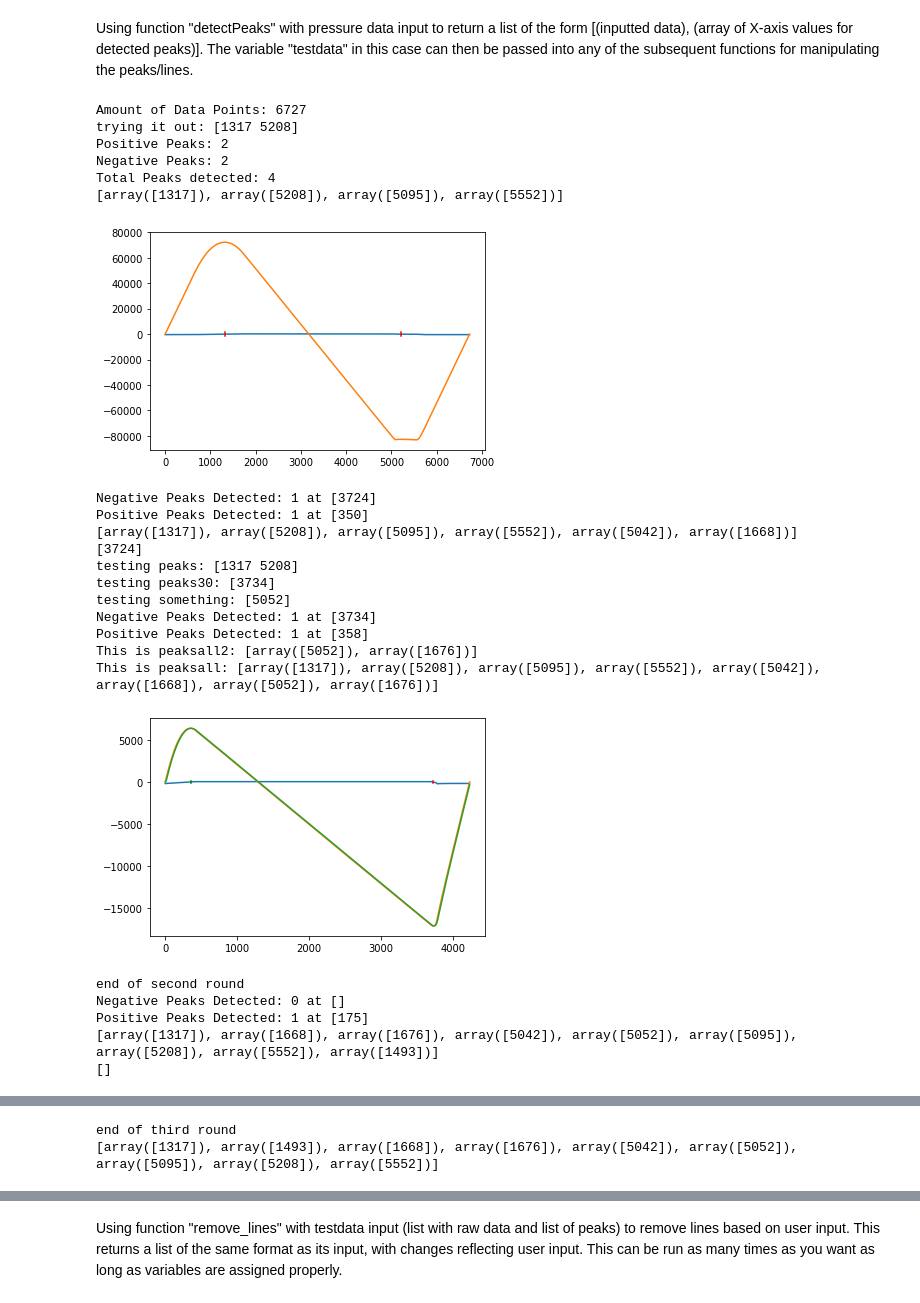
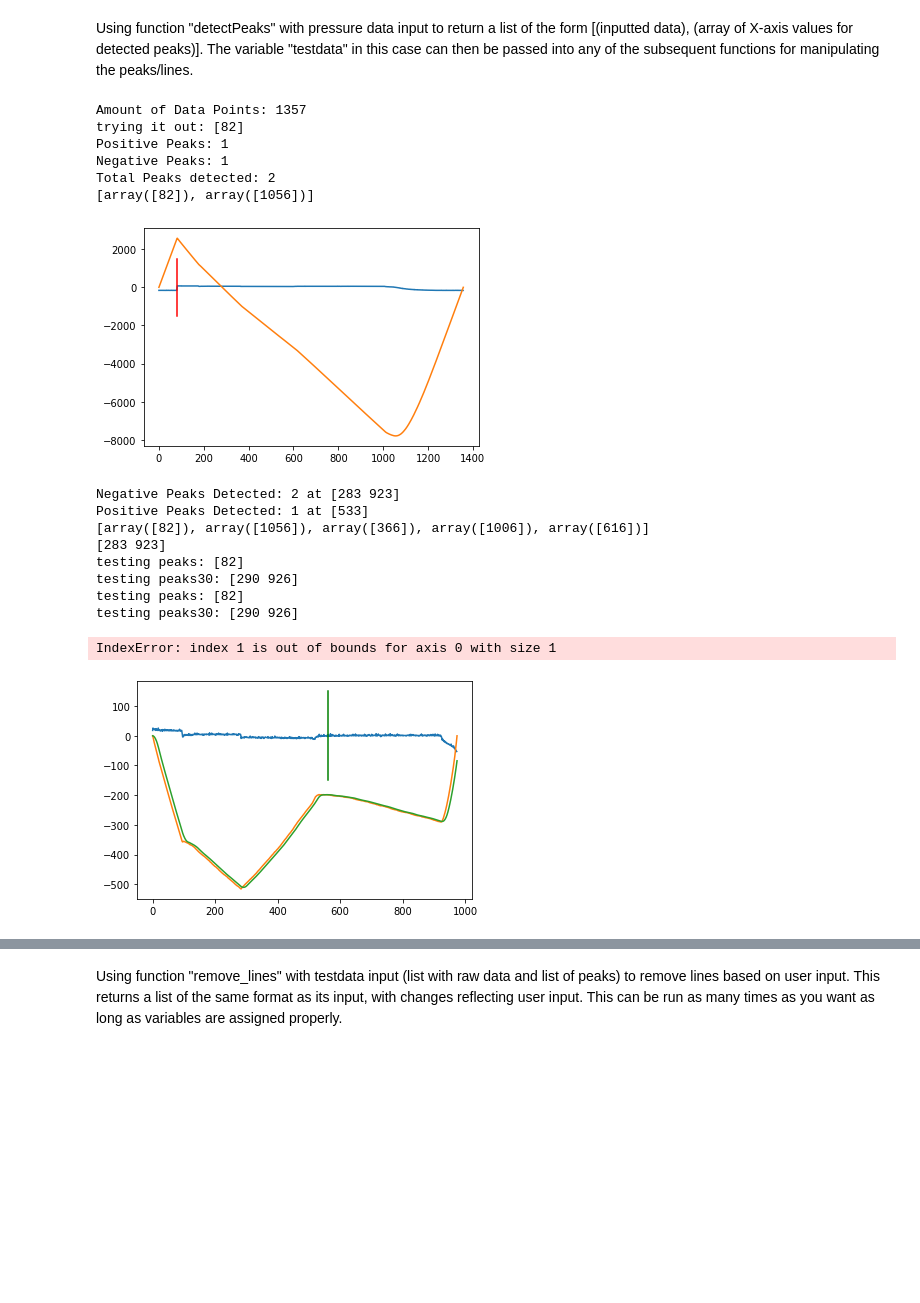
Before and after one commit to Space-Enterprise-at-Berkeley/Wireless-Transmission, a Jupyter notebook: DataMonitoring/pressure_analysis_sep_functions.ipynb, the cells around one changed output, grey strips where cells are left out. Drawn from its saved outputs; the diff is of its cells as text; code cells hidden in the pictures; blank space fills up the shorter version.

```diff
--- a/DataMonitoring/pressure_analysis_sep_functions.ipynb
+++ b/DataMonitoring/pressure_analysis_sep_functions.ipynb
@@ -83,7 +83,7 @@ def display_all_pressure(time, high, lox_tank, prop_tank, lox_inj, prop_inj, sta
     plt.legend()
     plt.show()
 # %%
-time, high, lox_tank, propane_tank, lox_injector, propane_injector = create_data("waterflow_10-03-20__20_46.csv")
+time, high, lox_tank, propane_tank, lox_injector, propane_injector = create_data("waterflow_10-10-20__21_34.csv")
 # %%
 display_pressure(time, propane_tank, [])
 # %% [output]
@@ -548,33 +548,26 @@ display_pressure(time, propane_tank, [])
 # %%
-index_start = 32000
-index_end = 39000
+index_start = 0
+index_end = 2550
 processed_tank_data = np.array([time[index_start:index_end], propane_tank[index_start:index_end]])
 # %% [markdown]
 Using function "detectPeaks" with pressure data input to return a list of the form [(inputted data), (array of X-axis values for detected peaks)]. The variable "testdata" in this case can then be passed into any of the subsequent functions for manipulating the peaks/lines.
 # %%
-processed_tank_data = detec_peaks(processed_tank_data)
+processed_tank_data = detect_peaks(processed_tank_data)
 # %% [output]
-Amount of Data Points: 6727
-trying it out: [1317 5208]
-Positive Peaks: 2
-Negative Peaks: 2
-Total Peaks detected: 4
-[array([1317]), array([5208]), array([5095]), array([5552])]
+Amount of Data Points: 1357
+trying it out: [82]
+Positive Peaks: 1
+Negative Peaks: 1
+Total Peaks detected: 2
+[array([82]), array([1056])]
-[figure, old version]
+[figure, new version]
-Negative Peaks Detected: 1 at [3724]
-Positive Peaks Detected: 1 at [350]
-[array([1317]), array([5208]), array([5095]), array([5552]), array([5042]), array([1668])]
-[3724]
-testing peaks: [1317 5208]
-testing peaks30: [3734]
-testing something: [5052]
-Negative Peaks Detected: 1 at [3734]
-Positive Peaks Detected: 1 at [358]
-This is peaksall2: [array([5052]), array([1676])]
-This is peaksall: [array([1317]), array([5208]), array([5095]), array([5552]), array([5042]), array([1668]), array([5052]), array([1676])]
+Negative Peaks Detected: 2 at [283 923]
+Positive Peaks Detected: 1 at [533]
+[array([82]), array([1056]), array([366]), array([1006]), array([616])]
+[283 923]
+testing peaks: [82]
+testing peaks30: [290 926]
+testing peaks: [82]
+testing peaks30: [290 926]
+IndexError: index 1 is out of bounds for axis 0 with size 1
-[figure, old version]
+[figure, new version]
-end of second round
-Negative Peaks Detected: 0 at []
-Positive Peaks Detected: 1 at [175]
-[array([1317]), array([1668]), array([1676]), array([5042]), array([5052]), array([5095]), array([5208]), array([5552]), array([1493])]
-[]
@@ -582,2 +573,0 @@ Positive Peaks Detected: 1 at [175]
-end of third round
-[array([1317]), array([1493]), array([1668]), array([1676]), array([5042]), array([5052]), array([5095]), array([5208]), array([5552])]
```
Also changed, not shown: parts of 5 cells of this notebook.
